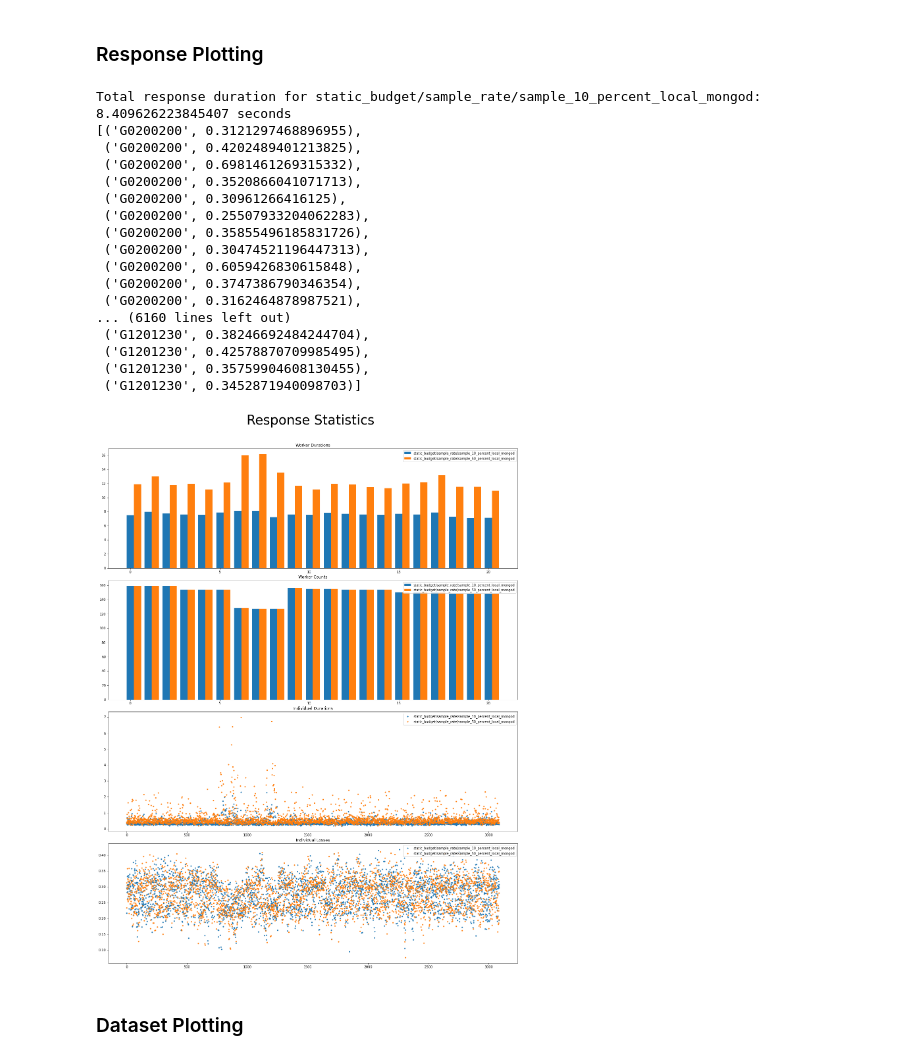
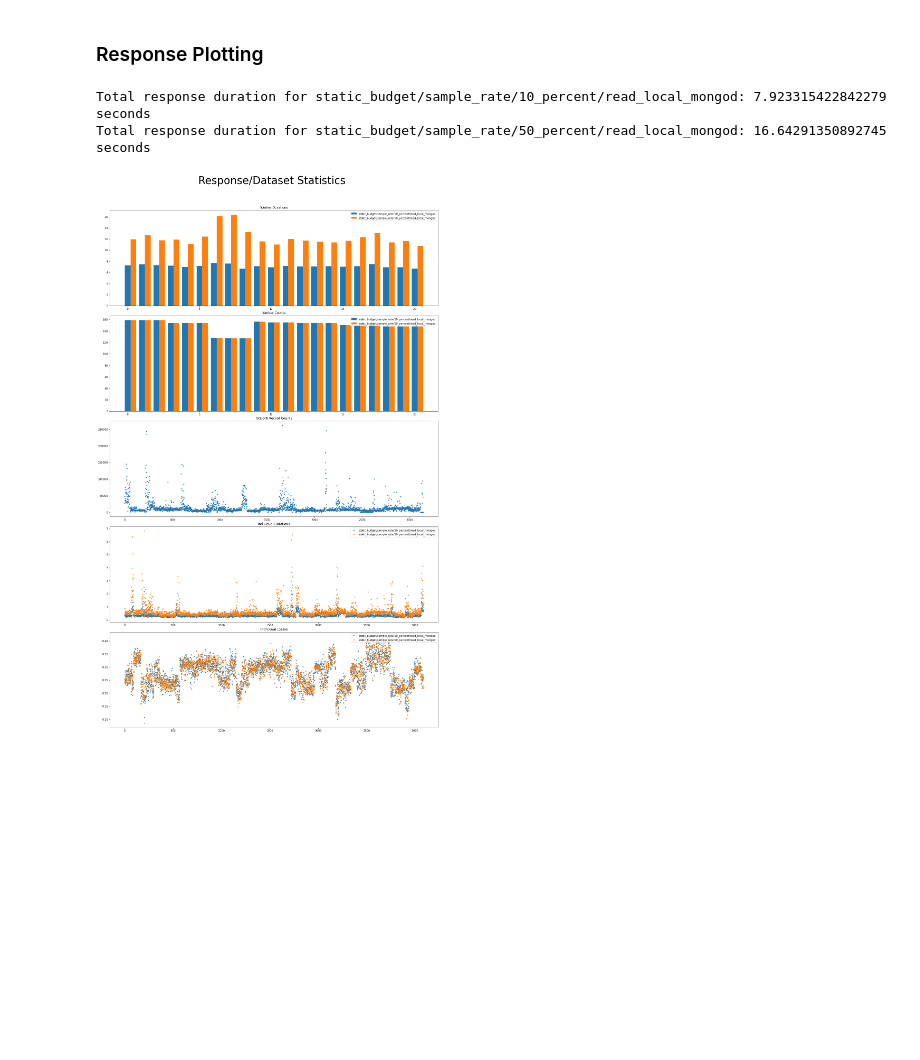
Before and after one commit to Project-Sustain/validation-service, a Jupyter notebook: benchmarks/benchmarks.ipynb, the cells around one changed output. Saved outputs shown, nothing was run; the diff lists cells and outputs as text; code cells hidden in the pictures; blank space fills up the shorter version.

```diff
--- a/benchmarks/benchmarks.ipynb
+++ b/benchmarks/benchmarks.ipynb
@@ -31,15 +31,15 @@ metric_options = [
 possible_experiments = [
     "static_budget/no_budget/read_primary_shard",
     "static_budget/no_budget/read_local_mongod",
-    "static_budget/sample_rate/sample_10_percent_local_mongod",
-    "static_budget/sample_rate/sample_20_percent_local_mongod",
-    "static_budget/sample_rate/sample_50_percent_local_mongod",
-    "static_budget/total_limit/limit_20M_local_mongod"
+    "static_budget/sample_rate/10_percent/read_local_mongod",
+    "static_budget/sample_rate/20_percent/read_local_mongod",
+    "static_budget/sample_rate/50_percent/read_local_mongod",
+    "static_budget/total_limit/20M/read_local_mongod"
 ]
 
 experiments = [
-    "static_budget/sample_rate/sample_10_percent_local_mongod",
-    "static_budget/sample_rate/sample_50_percent_local_mongod"
+    "static_budget/sample_rate/10_percent/read_local_mongod",
+    "static_budget/sample_rate/50_percent/read_local_mongod",
 ]
 
 chosen_metric = metric_options[1]
@@ -89,6 +89,11 @@ for experiment in experiments:
     response_filename = f"{experiment}/response.json"
     with open(response_filename, "r") as response_file:
         responses.append((experiment, json.load(response_file)))
+
+gis_join_count_filename = "../overlay/resources/gis_join_counts.json"
+
+with open(gis_join_count_filename, "r") as f:
+    gis_join_counts = json.load(f)
 
 all_worker_counts = []
 all_worker_durations = []
@@ -111,7 +116,6 @@ for experiment, response in responses:
                 individual_losses.append((individual_metric["gis_join"], individual_metric["loss"]))
 
     individual_durations.sort(key=lambda y: y[0])
-    pprint(individual_durations)
     all_individual_durations.append((experiment, [x[1] for x in individual_durations]))
     individual_losses.sort(key=lambda y: y[0])
     all_losses.append((experiment, [x[1] for x in individual_losses]))
@@ -126,61 +130,47 @@ for experiment, response in responses:
     worker_counts_names = [x[0][-3:] for x in worker_counts]
     all_worker_counts.append((experiment, worker_counts_names, worker_counts_vals))
 
-number_rows = 4
+number_rows = 5
 number_cols = 1
 
-fig, ax = plt.subplots(nrows=number_rows, ncols=number_cols, figsize=(18, 24))
+fig, ax = plt.subplots(nrows=number_rows, ncols=number_cols, figsize=(18, 30))
 fig.tight_layout(h_pad=1.9)
-fig.suptitle("Response Statistics", fontsize=40)
+fig.suptitle("Response/Dataset Statistics", fontsize=40)
 bar_width = 1.0/len(experiments) - 0.1
 
 idx = 0
 for worker_durations in all_worker_durations:
     x_axis = np.arange(len(worker_durations[1]))
     ax[0].bar(x_axis + idx * bar_width, worker_durations[2], width=bar_width, label=worker_durations[0])
     idx += 1
 ax[0].set_title(f"Worker Durations")
 ax[0].legend(loc="upper right")
 
 idx = 0
 for worker_counts in all_worker_counts:
     x_axis = np.arange(len(worker_counts[1]))
     ax[1].bar(x_axis + idx * bar_width, worker_counts[2], width=bar_width, label=worker_counts[0])
     idx += 1
 ax[1].set_title(f"Worker Counts")
 ax[1].legend(loc="upper right")
 
+ax[2].set_title(f"GISJOIN Record Counts")
+ax[2].plot(gis_join_counts.values(), '.')
+
 for individual_durations in all_individual_durations:
-    ax[2].plot(individual_durations[1], '.', label=individual_durations[0])
-ax[2].set_title(f"Individual Durations")
-ax[2].legend(loc="upper right")
+    ax[3].plot(individual_durations[1], '.', label=individual_durations[0])
+ax[3].set_title(f"Individual Durations")
+ax[3].legend(loc="upper right")
 
 for individual_losses in all_losses:
-    ax[3].plot(individual_losses[1], '.', label=individual_losses[0])
-ax[3].set_title(f"Individual Losses")
-ax[3].legend(loc="upper right")
+    ax[4].plot(individual_losses[1], '.', label=individual_losses[0])
+ax[4].set_title(f"Individual Losses")
+ax[4].legend(loc="upper right")
 
 plt.subplots_adjust(top=0.92)
 
 plt.show()
 # %% [output]
-Total response duration for static_budget/sample_rate/sample_10_percent_local_mongod: 8.409626223845407 seconds
-[('G0200200', 0.3121297468896955),
- ('G0200200', 0.4202489401213825),
- ('G0200200', 0.6981461269315332),
- ('G0200200', 0.3520866041071713),
- ('G0200200', 0.30961266416125),
- ('G0200200', 0.25507933204062283),
- ('G0200200', 0.35855496185831726),
- ('G0200200', 0.30474521196447313),
- ('G0200200', 0.6059426830615848),
- ('G0200200', 0.3747386790346354),
- ('G0200200', 0.3162464878987521),
-... (6160 lines left out)
- ('G1201230', 0.38246692484244704),
- ('G1201230', 0.42578870709985495),
- ('G1201230', 0.35759904608130455),
- ('G1201230', 0.3452871940098703)]
+Total response duration for static_budget/sample_rate/10_percent/read_local_mongod: 7.923315422842279 seconds
+Total response duration for static_budget/sample_rate/50_percent/read_local_mongod: 16.64291350892745 seconds
-[figure, old version]
+[figure, new version]
-# %% [markdown]
-### Dataset Plotting
```
Also changed, not shown: parts of 2 cells of this notebook, 1 other file.
